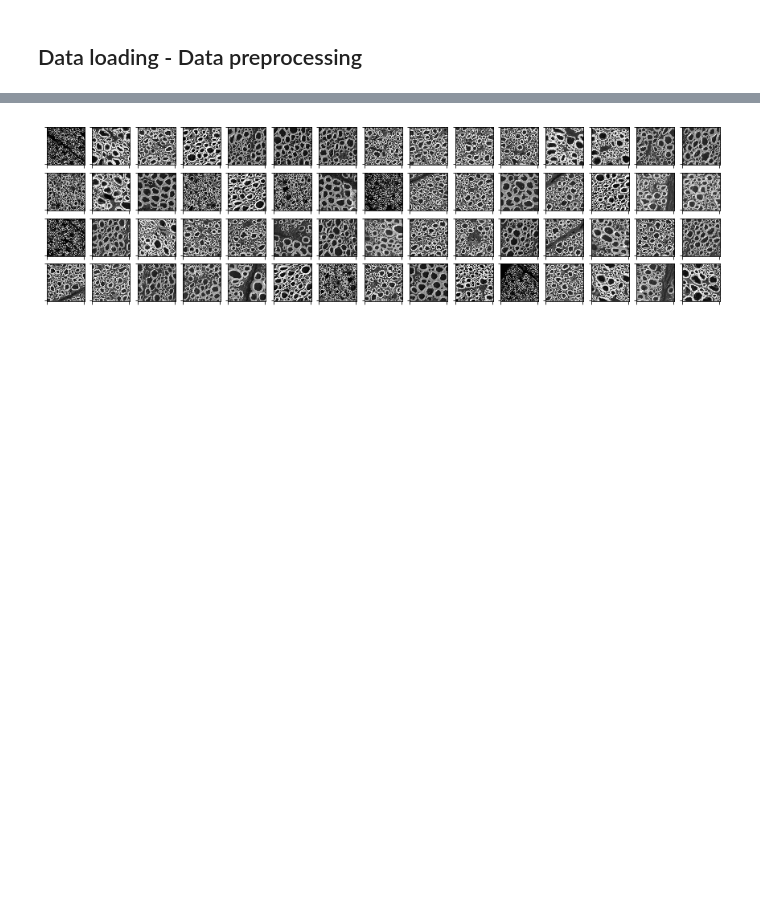
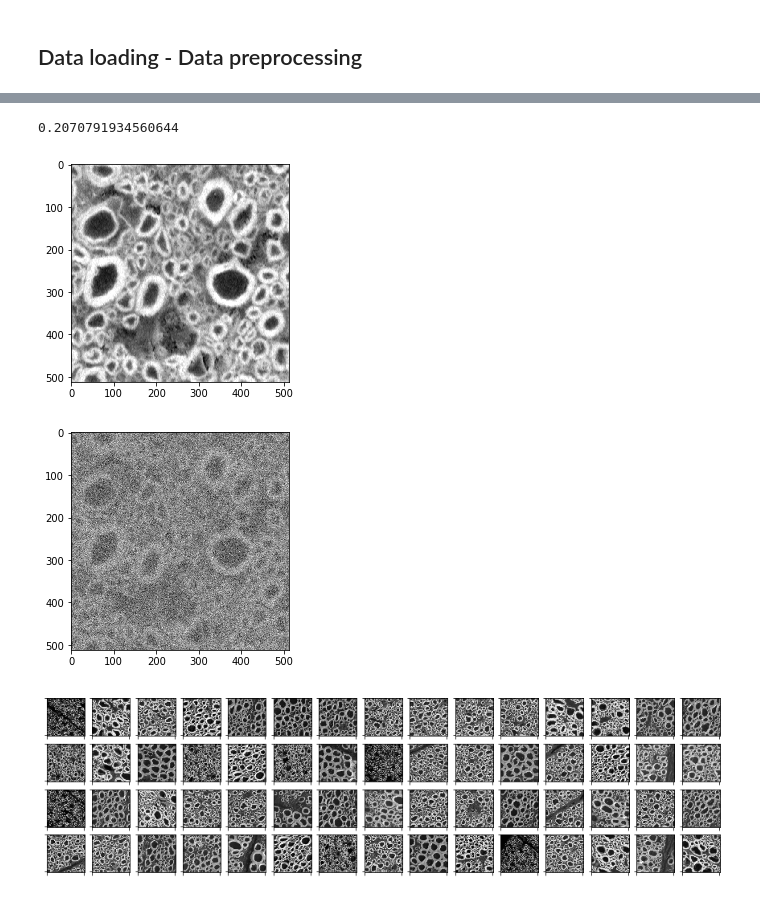
Before and after one commit to neuropoly/deep-active-learning, a Jupyter notebook: ceal/uncertainty_scratch_1709.ipynb, the cells around one changed output, grey strips where cells are left out. Drawn from its saved outputs; the diff is of its cells as text; code cells hidden in the pictures; blank space fills up the shorter version.

```diff
--- a/ceal/uncertainty_scratch_1709.ipynb
+++ b/ceal/uncertainty_scratch_1709.ipynb
@@ -124,4 +132,28 @@ print(X_test.shape)
 (2, 1, 512, 512)
+# %%
+import random
+random.choice([True, False])
+
+np.random.uniform(low=0.0, high=1.5, size=None)
+# %% [output]
+0.2070791934560644
+# %%
+def noisy(image):
+    ch, row, col = image.shape
+    mean = 0
+    sigma = 1.5
+    gauss = np.random.normal(mean,sigma,(ch, row,col))
+    gauss = gauss.reshape(ch, row,col)
+    noisy = image + gauss
+    return noisy
+# %%
+plt.imshow(X_test[0][0, :, :], cmap = "gray")
+plt.show()
+plt.imshow(noisy(X_test[0])[0, :, :], cmap = "gray")
+plt.show()
+# %% [output]
+[figure, added]
+[figure, added]
 # %%
 max_images = 60
 grid_width = 15
```
Also changed, not shown: parts of 8 cells of this notebook.
